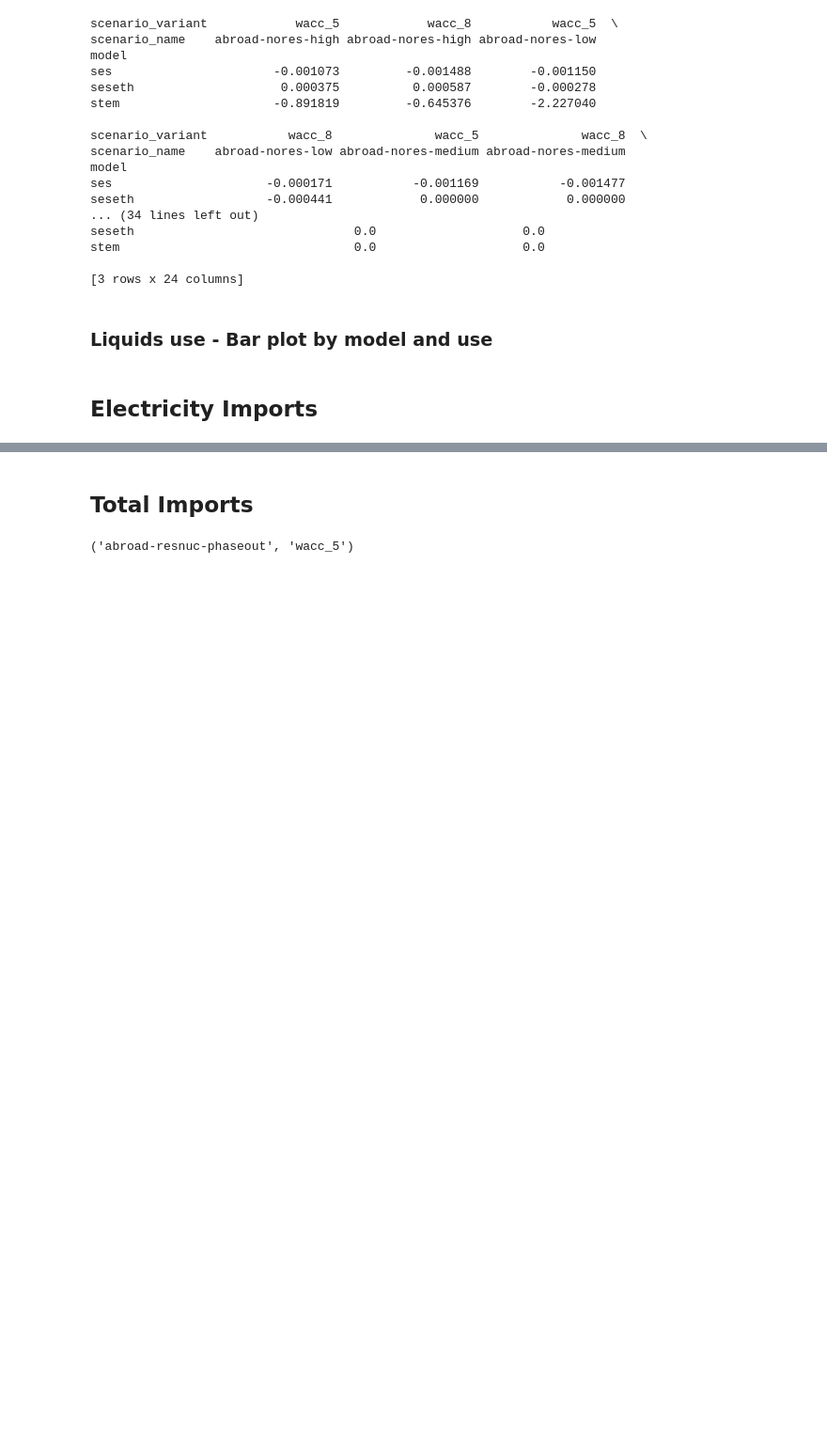
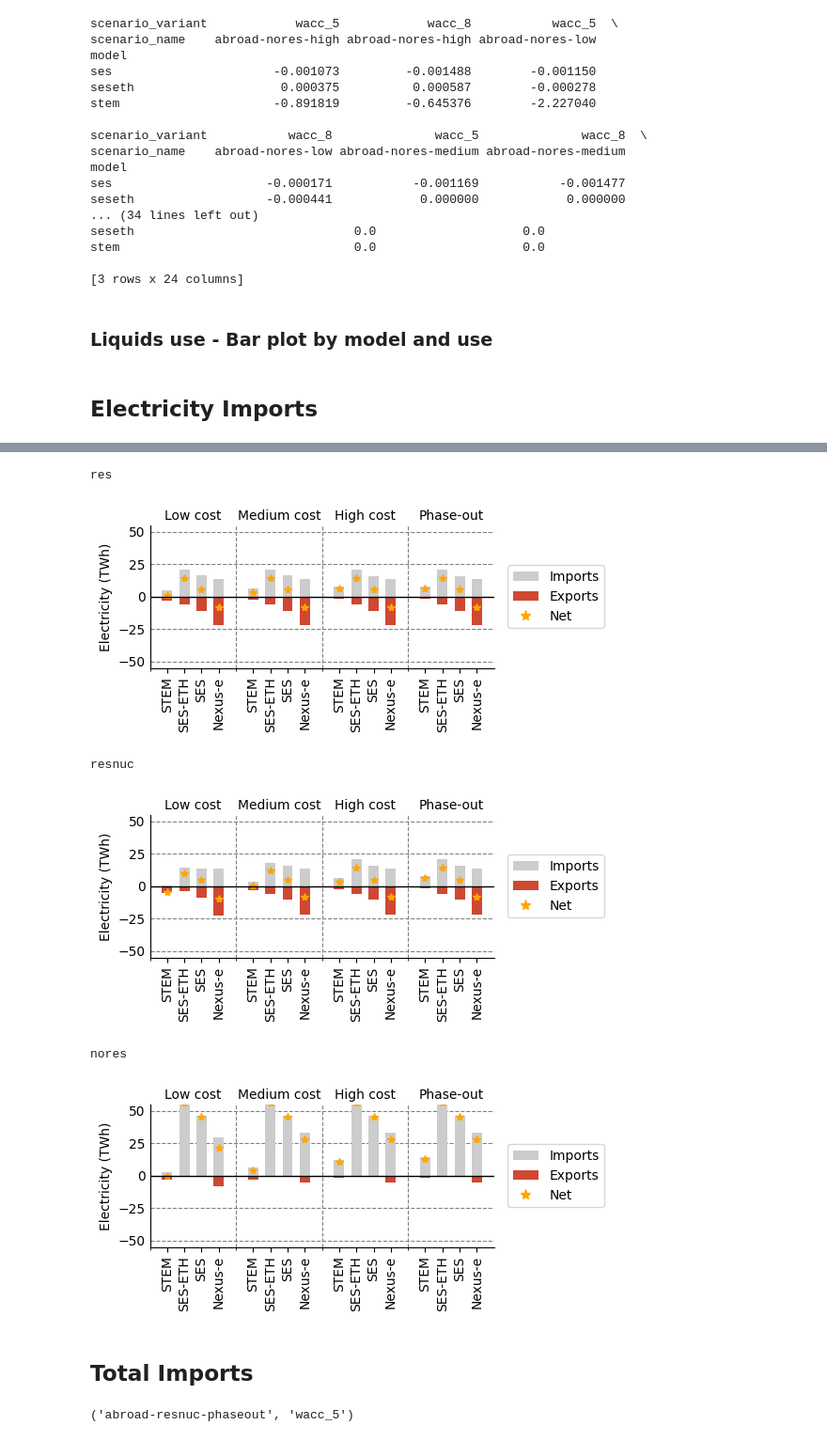
Before and after one commit to rebeccalordan-perret/plots-model-comparison, a Jupyter notebook: cross_comparison_colab.ipynb, the cells around one changed output, grey strips where cells are left out. Shown at 94% size. Drawn from its saved outputs; the diff is of its cells as text; code cells hidden in the pictures; blank space fills up the shorter version.

```diff
--- a/cross_comparison_colab.ipynb
+++ b/cross_comparison_colab.ipynb
@@ -1125,3 +1294,82 @@ nores
+# %%
+#### Imports and exports -- wacc 5
+fileName = 'elec_imports'
+year = 2050
+
+signedVarList = [
+    {
+        "name": "Imports",
+        "varName": "electricity_supply",
+        "techs": ["imports"],
+        "sign": +1,
+        "color": "#cccccc",
+    },
+    {
+        "name": "Exports",
+        "varName": "electricity_consumption",
+        "techs": ["exports"],
+        "sign": -1,
+        "color": "#CF4832",
+    },
+]
+
+scenario_list={
+
+    'res': {
+        # ('scenario-id','variant'): 'label'
+        ('abroad-res-low','wacc_5'):'Low cost',
+        ('abroad-res-medium','wacc_5'):'Medium cost',
+        ('abroad-res-high','wacc_5'):'High cost',
+        ('abroad-res-phaseout','wacc_5'):'Phase-out',
+
+
+    },
+    'resnuc': {
+        # ('scenario-id','variant'): 'label'
+        ('abroad-resnuc-low','wacc_5'):'Low cost',
+        ('abroad-resnuc-medium','wacc_5'):'Medium cost',
+        ('abroad-resnuc-high','wacc_5'):'High cost',
+        ('abroad-resnuc-phaseout','wacc_5'):'Phase-out',
+    },
+        'nores': {
+        # ('scenario-id','variant'): 'label'
+        ('abroad-nores-low','wacc_5'):'Low cost',
+        ('abroad-nores-medium','wacc_5'):'Medium cost',
+        ('abroad-nores-high','wacc_5'):'High cost',
+        ('abroad-nores-phaseout','wacc_5'):'Phase-out',
+    },
+    }
+
+for name, scenarios in scenario_list.items():
+    print(name)
+    cross_plots.plotBarVerticalSigned(
+        listModelsid=listModels,
+        listSce=scenarios,
+        signedVarList=signedVarList,
+        year=year,
+        scale=1,
+        label="Electricity (TWh)",
+        figmax=55,
+        fileName=fileName+"_"+name+'wacc5',
+        invert=False,
+        legend=True,
+        #pos_legend="upper right",
+        pos_legend={# This puts the legend outside-right for vertical plots
+                "loc": "center left",
+                "bbox_to_anchor": (1.02, 0.5),
+                },
+        width=12,
+        height=5,
+        group_by="scenario",  # or "model"
+        multi=False,
+    )
+# %% [output]
+res
+[figure, added]
+resnuc
+[figure, added]
+nores
+[figure, added]
 # %% [markdown]
 ## Total Imports
 # %%
```
Also changed, not shown: parts of 11 cells of this notebook.
